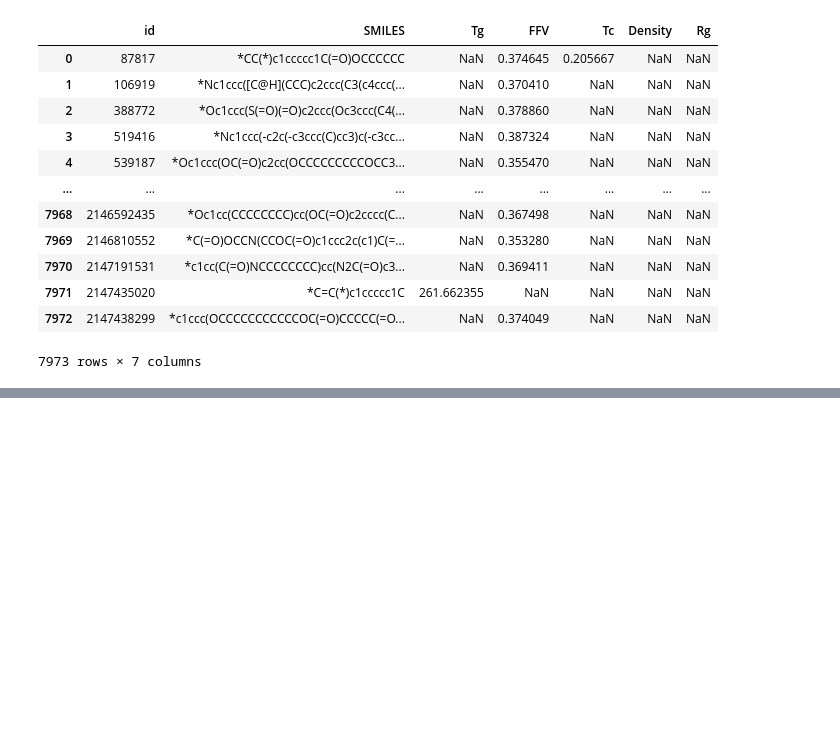
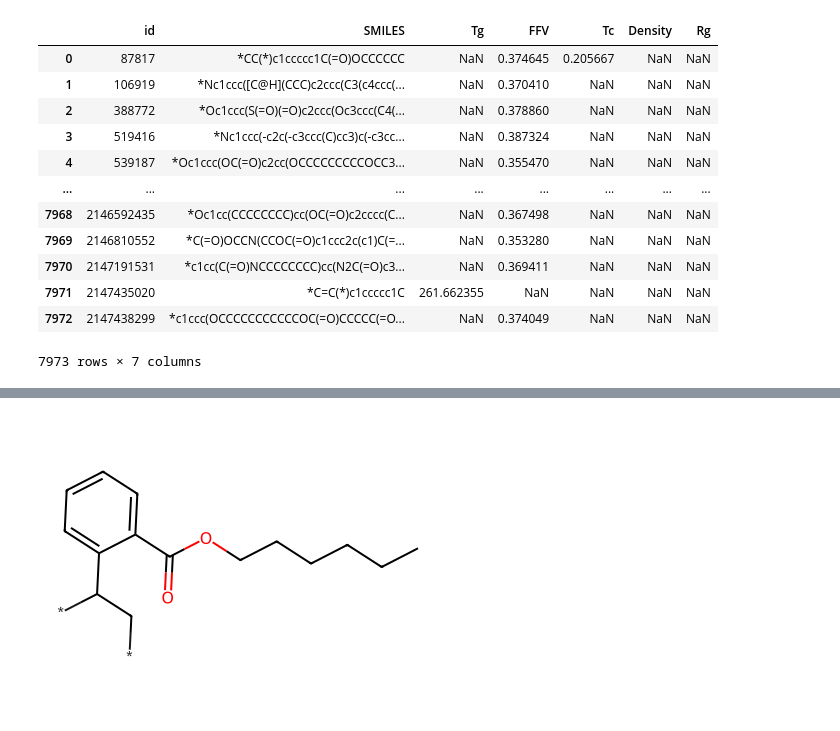
Before and after one commit to alibelhrak/NeurIPS_Open_Polymer_Prediction_2025, a Jupyter notebook: py.ipynb, the cells around one changed output, grey strips where cells are left out. Drawn from its saved outputs; the diff is of its cells as text; code cells hidden in the pictures; blank space fills up the shorter version.

```diff
--- a/py.ipynb
+++ b/py.ipynb
@@ -57,0 +89,6 @@ train
+# %%
+mol = Chem.MolFromSmiles(train['SMILES'][0])
+img = Draw.MolsToImage([mol] , subImgSize=(400, 300))
+img
+# %% [output]
+[figure, added]
```
Also changed, not shown: parts of 15 cells of this notebook.
